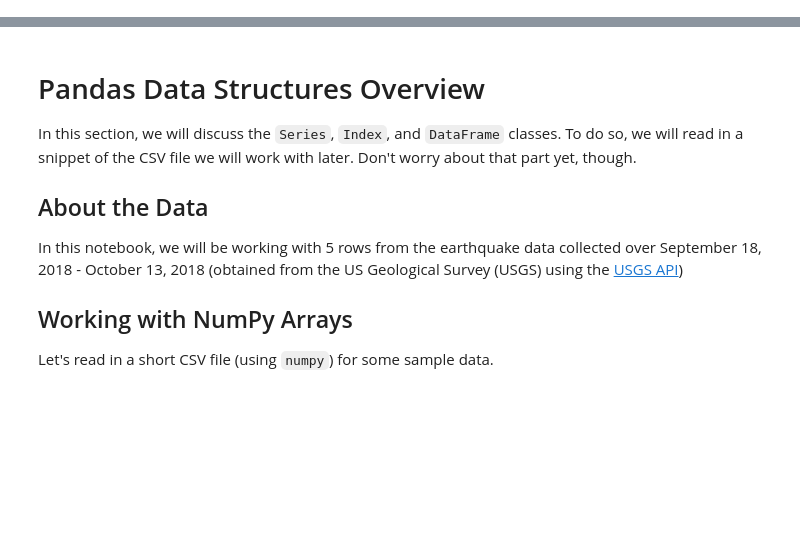
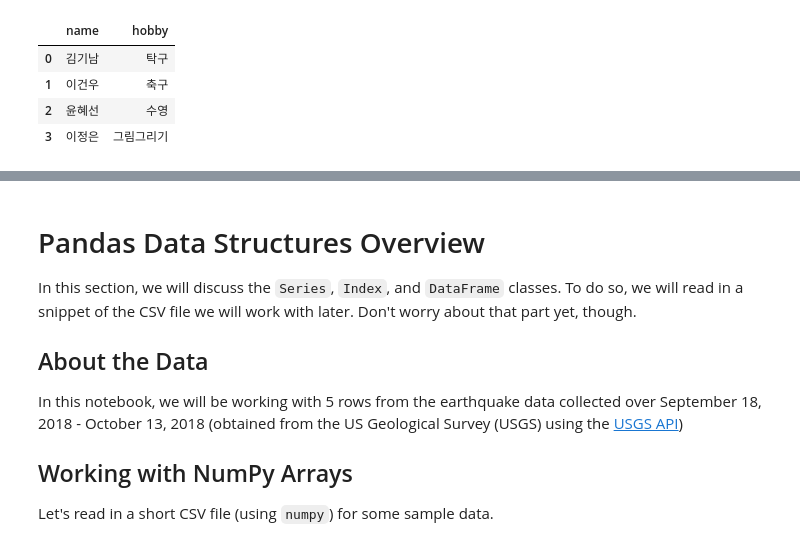
Before and after one commit to Lee-geonwu/class_ai4ml, a Jupyter notebook: week2/1-pandas_data_structures.ipynb, the cells around one changed output, grey strips where cells are left out. Drawn from its saved outputs; the diff is of its cells as text; code cells hidden in the pictures; blank space fills up the shorter version.

```diff
--- a/week2/1-pandas_data_structures.ipynb
+++ b/week2/1-pandas_data_structures.ipynb
@@ -1,2 +1,19 @@
 # %% [markdown]
 <a href="https://colab.research.google.com/github/Lee-geonwu/class_ai4ml/blob/main/week2/1-pandas_data_structures.ipynb" target="_parent"><img src="https://colab.research.google.com/assets/colab-badge.svg" alt="Open In Colab"/></a>
+# %%
+### Tasks for today 1
+### Create a Data frame that specify your team member.
+import numpy as np
+import pandas as pd
+team_df = pd.DataFrame(
+    {'name' : ['김기남', '이건우', '윤혜선', '이정은'],
+     'hobby' : ['탁구', '축구', '수영', '그림그리기']
+    }
+    )
+team_df
+# %% [output]
+|  | name | hobby |
+| 0 | 김기남 | 탁구 |
+| 1 | 이건우 | 축구 |
+| 2 | 윤혜선 | 수영 |
+| 3 | 이정은 | 그림그리기 |
```
Also changed, not shown: parts of 4 cells of this notebook.
